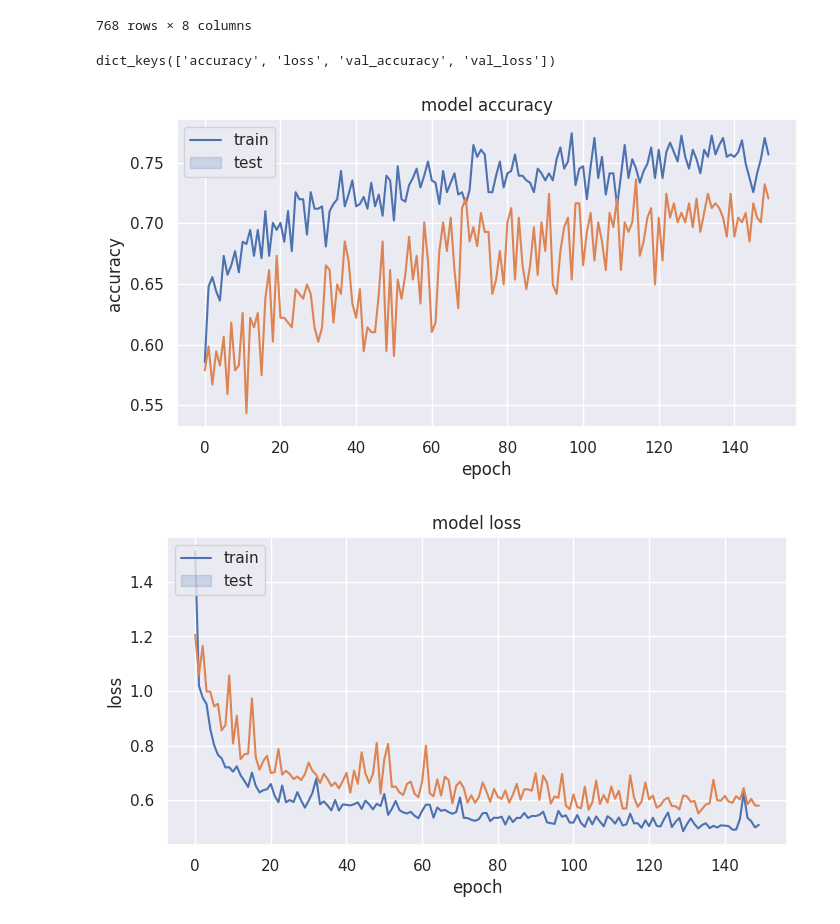
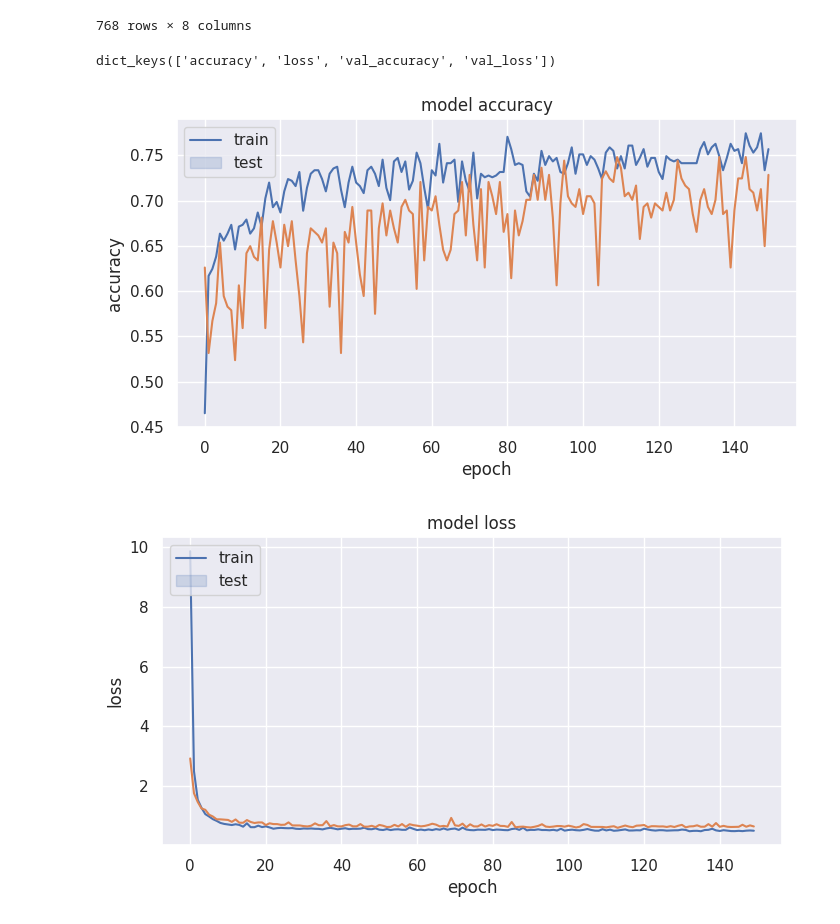
Before and after one commit to mu-triv/diabetes_predictions, a Jupyter notebook: diabetes.ipynb, the cells around one changed output. Saved outputs shown, nothing was run; the diff lists cells and outputs as text; code cells hidden in the pictures.

```diff
--- a/diabetes.ipynb
+++ b/diabetes.ipynb
@@ -175,8 +175,7 @@ for x in [X, std_X, normalized_X]:
 
     # define the keras model
     model = Sequential()
-#     model.add(Dense(12, input_shape=(8,), activation='relu'))
-    model.add(Dense(16, activation='relu'))
+    model.add(Dense(14, activation='relu'))
     model.add(Dense(8, activation='relu'))
     model.add(Dense(1, activation='sigmoid'))
     # compile the keras model
@@ -184,32 +183,32 @@ for x in [X, std_X, normalized_X]:
     # fit the keras model on the dataset
     history = model.fit(x, Y, validation_split=0.33, epochs=150, batch_size=10, verbose=0)
     print(history.history.keys())
     # summarize history for accuracy
     plt.figure(figsize=(8, 4))
     sns.lineplot(history.history['accuracy'])
     sns.lineplot(history.history['val_accuracy'])
     plt.title('model accuracy')
     plt.ylabel('accuracy')
     plt.xlabel('epoch')
     plt.legend(['train', 'test'], loc='upper left')
     plt.show()
 
     # summarize history for loss
     plt.figure(figsize=(8, 4))
     sns.lineplot(history.history['loss'])
     sns.lineplot(history.history['val_loss'])
     plt.title('model loss')
     plt.ylabel('loss')
     plt.xlabel('epoch')
     plt.legend(['train', 'test'], loc='upper left')
     plt.show()
 
     # evaluate the keras model
     lost, accuracy = model.evaluate(x, Y)
     print('Accuracy: %.2f %f' % (accuracy*100, lost))
 
     models.append((model, accuracy))
 # %% [output]
 dict_keys(['accuracy', 'loss', 'val_accuracy', 'val_loss'])
-[figure, old version]
+[figure, new version]
-[figure, old version]
+[figure, new version]
```
Also changed, not shown: parts of 3 cells of this notebook.
